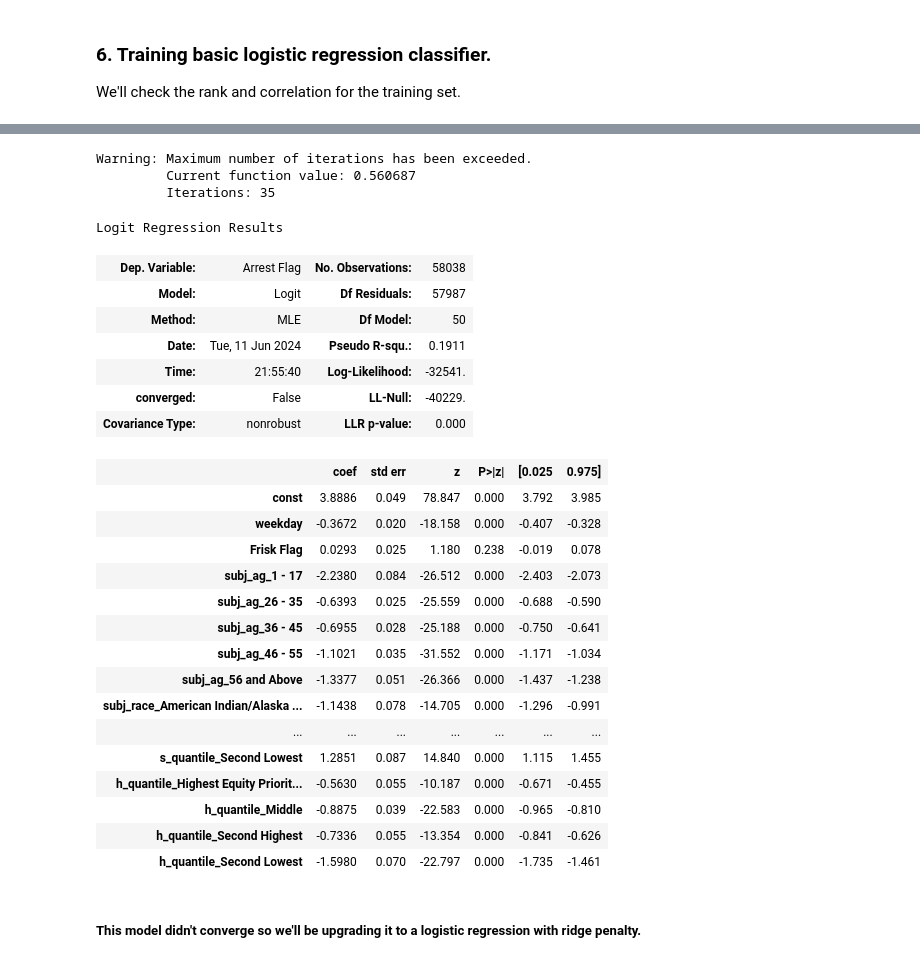
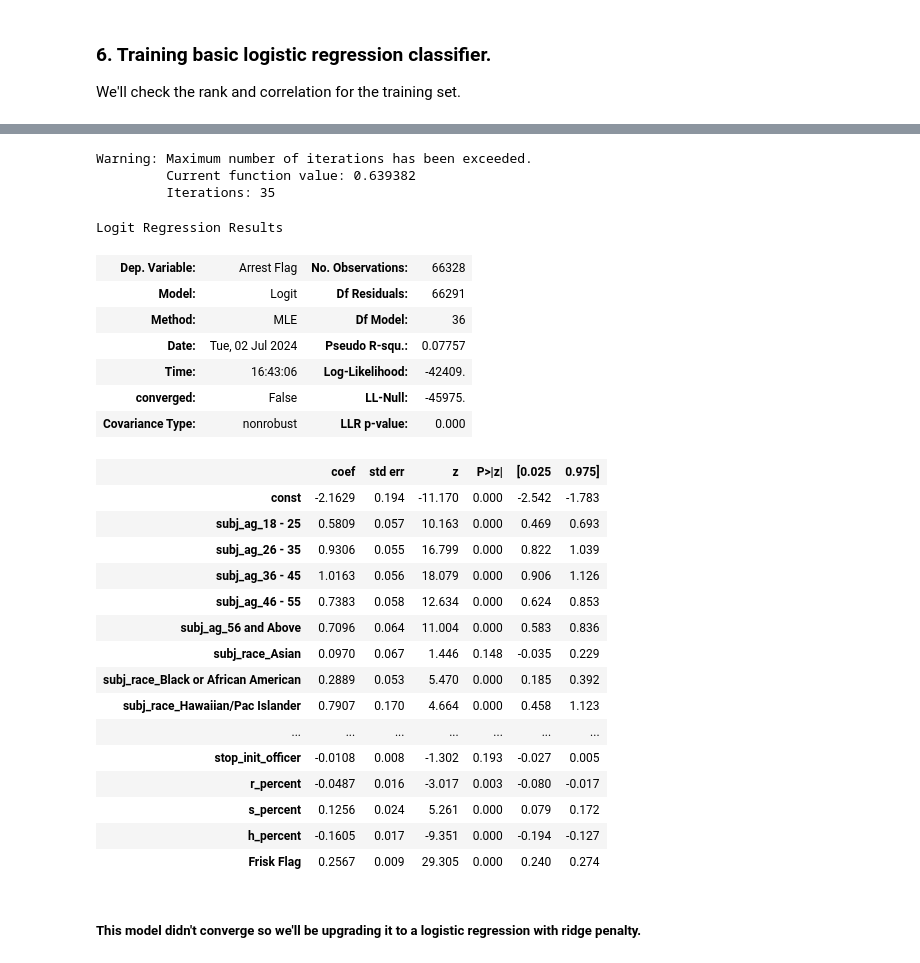
Before and after one commit to leksea/dsc-phase-3-project, a Jupyter notebook: Untitled.ipynb, the cells around one changed output, grey strips where cells are left out. Cells and saved outputs as stored; diff of their text form; code cells hidden in the pictures.

```diff
--- a/Untitled.ipynb
+++ b/Untitled.ipynb
@@ -910,7 +1029,7 @@ data.rename(columns={'Subject Age Group':'subj_ag', 'Subject Perceived Race':'su
                     'Subject Perceived Gender':'subj_gen', 'Officer Age Group':'officer_ag', \
                     'Officer Gender':'officer_gen', 'Officer Race':'officer_race', \
                     'Weapon Type':'weapon', 'Weekday':'weekday', \
-                    'Time of Day':'time', 'Stop Initiated':'stop_prompt', \
+                    'Time of Day':'time', 'Stop Initiated':'stop_init_officer', \
                     }, inplace=True)
 # %%
 # check that all rows have arrest flag
@@ -1067,3 +1165,0 @@ X_resampled.drop(columns = cols_to_drop, inplace=True)
-# %%
-X_train, X_test, y_train, y_test = train_test_split(X_resampled, y_resampled, test_size=0.3, random_state=42)
-X_train.head()
@@ -1077,0 +1169,23 @@ X_train.head()
+# %%
+# plot original distribution
+fig, ax = plt.subplots(1, 2, figsize=(14, 5))
+
+ax[0].hist(y, bins=2, edgecolor='black')
+ax[0].set_title('Original Distribution')
+ax[0].set_xlabel('Target')
+ax[0].set_ylabel('Frequency')
+
+# apply SMOTE
+smote = SMOTE(random_state=42)
+X_smote_train, y_smote_train = smote.fit_resample(X_ohe_train, y_train)
+
+# Plot resampled distribution
+ax[1].hist(y_smote_train, bins=2, edgecolor='black')
+ax[1].set_title('Resampled Distribution')
+ax[1].set_xlabel('Target')
+ax[1].set_ylabel('Frequency')
+
+plt.show()
+
+print("Original Data Distribution:\n", y_train.value_counts())
+print("\nResampled Data Distribution:\n", y_smote_train.value_counts())
@@ -1084,8 +1219,8 @@ import statsmodels.api as sm
 from sklearn.metrics import accuracy_score
 
 # add a constant term to the independent variables in both the training and test sets
-X_train_const = sm.add_constant(X_train)
-X_test_const = sm.add_constant(X_test)
+X_train_const = sm.add_constant(X_smote_train)
+X_test_const = sm.add_constant(X_ohe_test)
 
 # check the rank of the input data matrix with the constant term
 rank_const = np.linalg.matrix_rank(X_train_const)
@@ -1100,7 +1235,7 @@ corr_matrix = X_train_const.corr().abs()
 upper = corr_matrix.where(np.triu(np.ones(corr_matrix.shape), k=1).astype(bool))
 
 # find features with correlation greater than 0.9
-collinearity = [column for column in upper.columns if any(upper[column] > 0.8)]
+collinearity = [column for column in upper.columns if any(upper[column] > 0.7)]
 
 print(f'Columns with high collinearity: {collinearity}')
 # %% [output]
@@ -1110,36 +1245,36 @@ Columns with high collinearity: []
 # %%
 # initiate basic classifer
-logit_model_basic = sm.Logit(y_train, X_train_const)
+logit_model_basic = sm.Logit(y_smote_train, X_train_const)
 result_basic = logit_model_basic.fit()
 result_basic.summary()
 # %% [output]
 Warning: Maximum number of iterations has been exceeded.
-         Current function value: 0.560687
+         Current function value: 0.639382
          Iterations: 35
 Logit Regression Results
-| Dep. Variable: | Arrest Flag | No. Observations: | 58038 |
-| Model: | Logit | Df Residuals: | 57987 |
-| Method: | MLE | Df Model: | 50 |
-| Date: | Tue, 11 Jun 2024 | Pseudo R-squ.: | 0.1911 |
-| Time: | 21:55:40 | Log-Likelihood: | -32541. |
-| converged: | False | LL-Null: | -40229. |
+| Dep. Variable: | Arrest Flag | No. Observations: | 66328 |
+| Model: | Logit | Df Residuals: | 66291 |
+| Method: | MLE | Df Model: | 36 |
+| Date: | Tue, 02 Jul 2024 | Pseudo R-squ.: | 0.07757 |
+| Time: | 16:43:06 | Log-Likelihood: | -42409. |
+| converged: | False | LL-Null: | -45975. |
 | Covariance Type: | nonrobust | LLR p-value: | 0.000 |
 |  | coef | std err | z | P>|z| | [0.025 | 0.975] |
-| const | 3.8886 | 0.049 | 78.847 | 0.000 | 3.792 | 3.985 |
-| weekday | -0.3672 | 0.020 | -18.158 | 0.000 | -0.407 | -0.328 |
-| Frisk Flag | 0.0293 | 0.025 | 1.180 | 0.238 | -0.019 | 0.078 |
-| subj_ag_1 - 17 | -2.2380 | 0.084 | -26.512 | 0.000 | -2.403 | -2.073 |
-| subj_ag_26 - 35 | -0.6393 | 0.025 | -25.559 | 0.000 | -0.688 | -0.590 |
-| subj_ag_36 - 45 | -0.6955 | 0.028 | -25.188 | 0.000 | -0.750 | -0.641 |
-| subj_ag_46 - 55 | -1.1021 | 0.035 | -31.552 | 0.000 | -1.171 | -1.034 |
-| subj_ag_56 and Above | -1.3377 | 0.051 | -26.366 | 0.000 | -1.437 | -1.238 |
-| subj_race_American Indian/Alaska ... | -1.1438 | 0.078 | -14.705 | 0.000 | -1.296 | -0.991 |
+| const | -2.1629 | 0.194 | -11.170 | 0.000 | -2.542 | -1.783 |
+| subj_ag_18 - 25 | 0.5809 | 0.057 | 10.163 | 0.000 | 0.469 | 0.693 |
+| subj_ag_26 - 35 | 0.9306 | 0.055 | 16.799 | 0.000 | 0.822 | 1.039 |
+| subj_ag_36 - 45 | 1.0163 | 0.056 | 18.079 | 0.000 | 0.906 | 1.126 |
+| subj_ag_46 - 55 | 0.7383 | 0.058 | 12.634 | 0.000 | 0.624 | 0.853 |
+| subj_ag_56 and Above | 0.7096 | 0.064 | 11.004 | 0.000 | 0.583 | 0.836 |
+| subj_race_Asian | 0.0970 | 0.067 | 1.446 | 0.148 | -0.035 | 0.229 |
+| subj_race_Black or African American | 0.2889 | 0.053 | 5.470 | 0.000 | 0.185 | 0.392 |
+| subj_race_Hawaiian/Pac Islander | 0.7907 | 0.170 | 4.664 | 0.000 | 0.458 | 1.123 |
 | ... | ... | ... | ... | ... | ... | ... |
-| s_quantile_Second Lowest | 1.2851 | 0.087 | 14.840 | 0.000 | 1.115 | 1.455 |
-| h_quantile_Highest Equity Priorit... | -0.5630 | 0.055 | -10.187 | 0.000 | -0.671 | -0.455 |
-| h_quantile_Middle | -0.8875 | 0.039 | -22.583 | 0.000 | -0.965 | -0.810 |
-| h_quantile_Second Highest | -0.7336 | 0.055 | -13.354 | 0.000 | -0.841 | -0.626 |
-| h_quantile_Second Lowest | -1.5980 | 0.070 | -22.797 | 0.000 | -1.735 | -1.461 |
+| stop_init_officer | -0.0108 | 0.008 | -1.302 | 0.193 | -0.027 | 0.005 |
+| r_percent | -0.0487 | 0.016 | -3.017 | 0.003 | -0.080 | -0.017 |
+| s_percent | 0.1256 | 0.024 | 5.261 | 0.000 | 0.079 | 0.172 |
+| h_percent | -0.1605 | 0.017 | -9.351 | 0.000 | -0.194 | -0.127 |
+| Frisk Flag | 0.2567 | 0.009 | 29.305 | 0.000 | 0.240 | 0.274 |
 # %% [markdown]
 ##### This model didn't converge so we'll be upgrading it to a logistic regression with ridge penalty.
 # %% [markdown]
```
Also changed, not shown: parts of 96 cells of this notebook.
